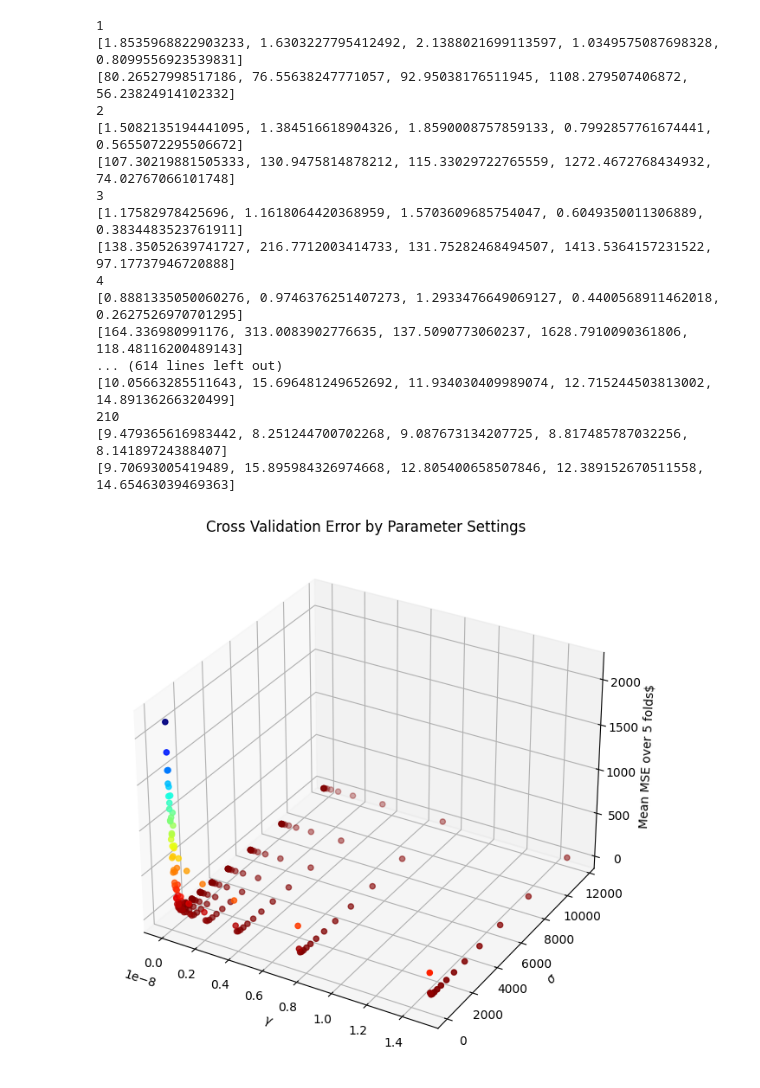
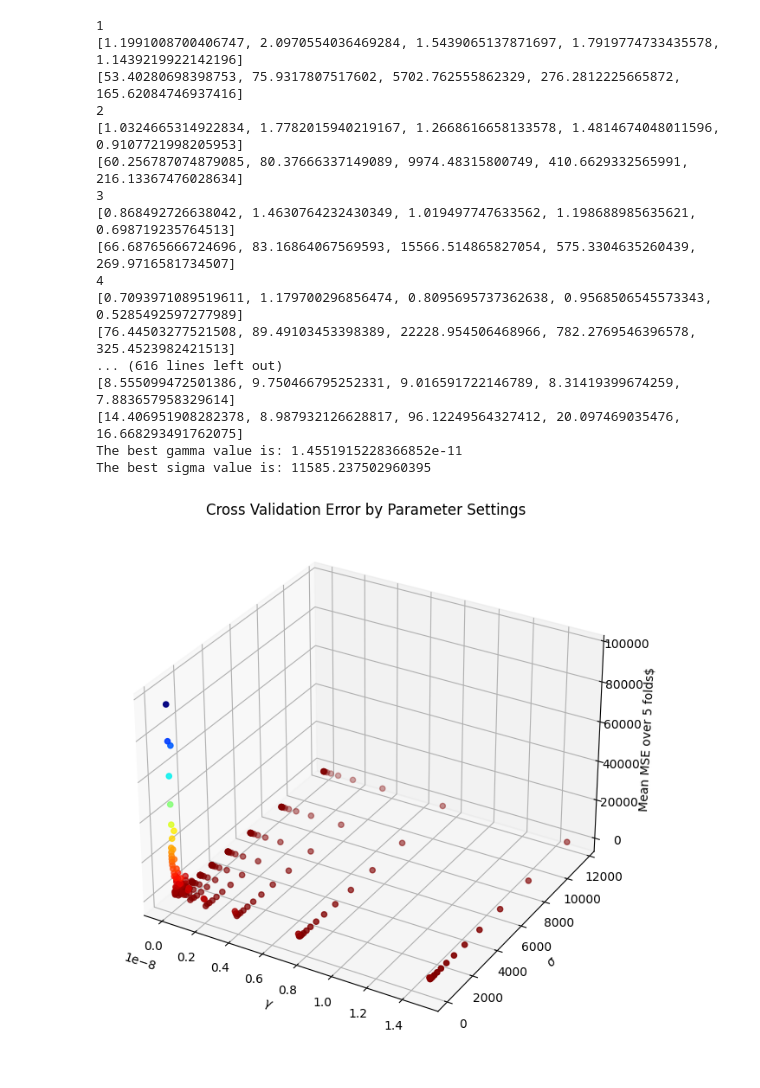
Before and after one commit to akshatgoel92/kernel-ridge, a Jupyter notebook: src/kernel_regression.ipynb, the cells around one changed output. Drawn from its saved outputs; the diff is of its cells as text; code cells hidden in the pictures.

Commit message:
Add final figures for 1_3 table

```diff
--- a/src/kernel_regression.ipynb
+++ b/src/kernel_regression.ipynb
@@ -300,7 +298,7 @@ def tests():
 
     return(dist_test_result, kern_test_result)
 # %%
-def main(k=5):
+def main(k=5, mode='single'):
     '''
     --------------------------
     Load data from source
@@ -392,29 +390,26 @@ def main(k=5):
 
     # Store best parameters
     best_params = get_best_params(history)
+    best_gamma = best_params['best_gamma']
+    best_sigma = best_params['best_sigma']
+
+    print("The best gamma value is: {}".format(best_gamma))
+    print("The best sigma value is: {}".format(best_sigma))
 
     # Make plot
-    plot_3d_mse(history)
+    if mode =='single':
+        plot_3d_mse(history)
 
-    return(history, best_params)
+    # Now store full train and test sets for training with best parameters
+    X_train = df_train.iloc[:,:12].to_numpy()
+    Y_train = df_train['MEDV'].to_numpy()
+
+    X_test = df_test.iloc[:,:12].to_numpy()
+    Y_test = df_test['MEDV'].to_numpy()
+
+    # Now retrain on the full data-set with best model
+    alpha, y_pred_train, y_pred_val, best_param_mse_train, best_param_mse_test = train_kernel_ridge(X_train, X_test, Y_train,
+                                                                                 Y_test, best_sigma, best_gamma)
+
+
+    return(history, best_params, best_param_mse_train, best_param_mse_test)
-# %%
-history, best_params = main()
-# %% [output]
-1
-[1.8535968822903233, 1.6303227795412492, 2.1388021699113597, 1.0349575087698328, 0.8099556923539831]
-[80.26527998517186, 76.55638247771057, 92.95038176511945, 1108.279507406872, 56.23824914102332]
-2
-[1.5082135194441095, 1.384516618904326, 1.8590008757859133, 0.7992857761674441, 0.5655072295506672]
-[107.30219881505333, 130.9475814878212, 115.33029722765559, 1272.4672768434932, 74.02767066101748]
-3
-[1.17582978425696, 1.1618064420368959, 1.5703609685754047, 0.6049350011306889, 0.3834483523761911]
-[138.35052639741727, 216.7712003414733, 131.75282468494507, 1413.5364157231522, 97.17737946720888]
-4
-[0.8881335050060276, 0.9746376251407273, 1.2933476649069127, 0.4400568911462018, 0.2627526970701295]
-[164.336980991176, 313.0083902776635, 137.5090773060237, 1628.7910090361806, 118.48116200489143]
-... (614 lines left out)
-[10.05663285511643, 15.696481249652692, 11.934030409989074, 12.715244503813002, 14.89136266320499]
-210
-[9.479365616983442, 8.251244700702268, 9.087673134207725, 8.817485787032256, 8.14189724388407]
-[9.70693005419489, 15.895984326974668, 12.805400658507846, 12.389152670511558, 14.65463039469363]
-[figure, removed]
@@ -420,0 +438,23 @@ history, best_params = main()
+# %%
+np.random.seed(4109)
+
+history, best_params, best_param_mse_train, best_param_mse_test = main()
+# %% [output]
+1
+[1.1991008700406747, 2.0970554036469284, 1.5439065137871697, 1.7919774733435578, 1.1439219922142196]
+[53.40280698398753, 75.9317807517602, 5702.762555862329, 276.2812225665872, 165.62084746937416]
+2
+[1.0324665314922834, 1.7782015940219167, 1.2668616658133578, 1.4814674048011596, 0.9107721998205953]
+[60.256787074879085, 80.37666337149089, 9974.48315800749, 410.6629332565991, 216.13367476028634]
+3
+[0.868492726638042, 1.4630764232430349, 1.019497747633562, 1.198688985635621, 0.698719235764513]
+[66.68765666724696, 83.16864067569593, 15566.514865827054, 575.3304635260439, 269.9716581734507]
+4
+[0.7093971089519611, 1.179700296856474, 0.8095695737362638, 0.9568506545573343, 0.5285492597277989]
+[76.44503277521508, 89.49103453398389, 22228.954506468966, 782.2769546396578, 325.4523982421513]
+... (616 lines left out)
+[8.555099472501386, 9.750466795252331, 9.016591722146789, 8.31419399674259, 7.883657958329614]
+[14.406951908282378, 8.987932126628817, 96.12249564327412, 20.097469035476, 16.668293491762075]
+The best gamma value is: 1.4551915228366852e-11
+The best sigma value is: 11585.237502960395
+[figure, added]
```
Also changed, not shown: parts of 6 cells of this notebook, 2 other files.
